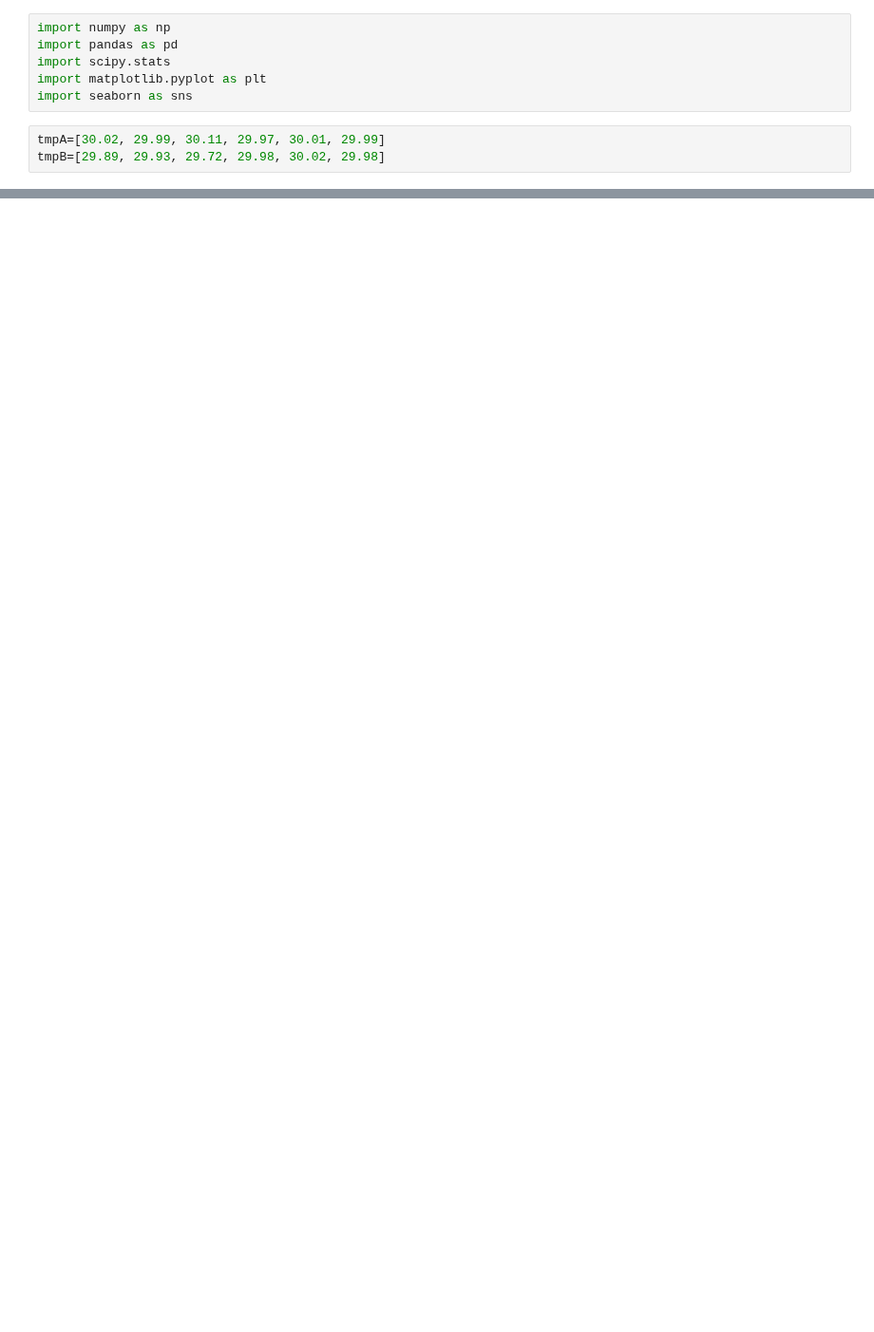
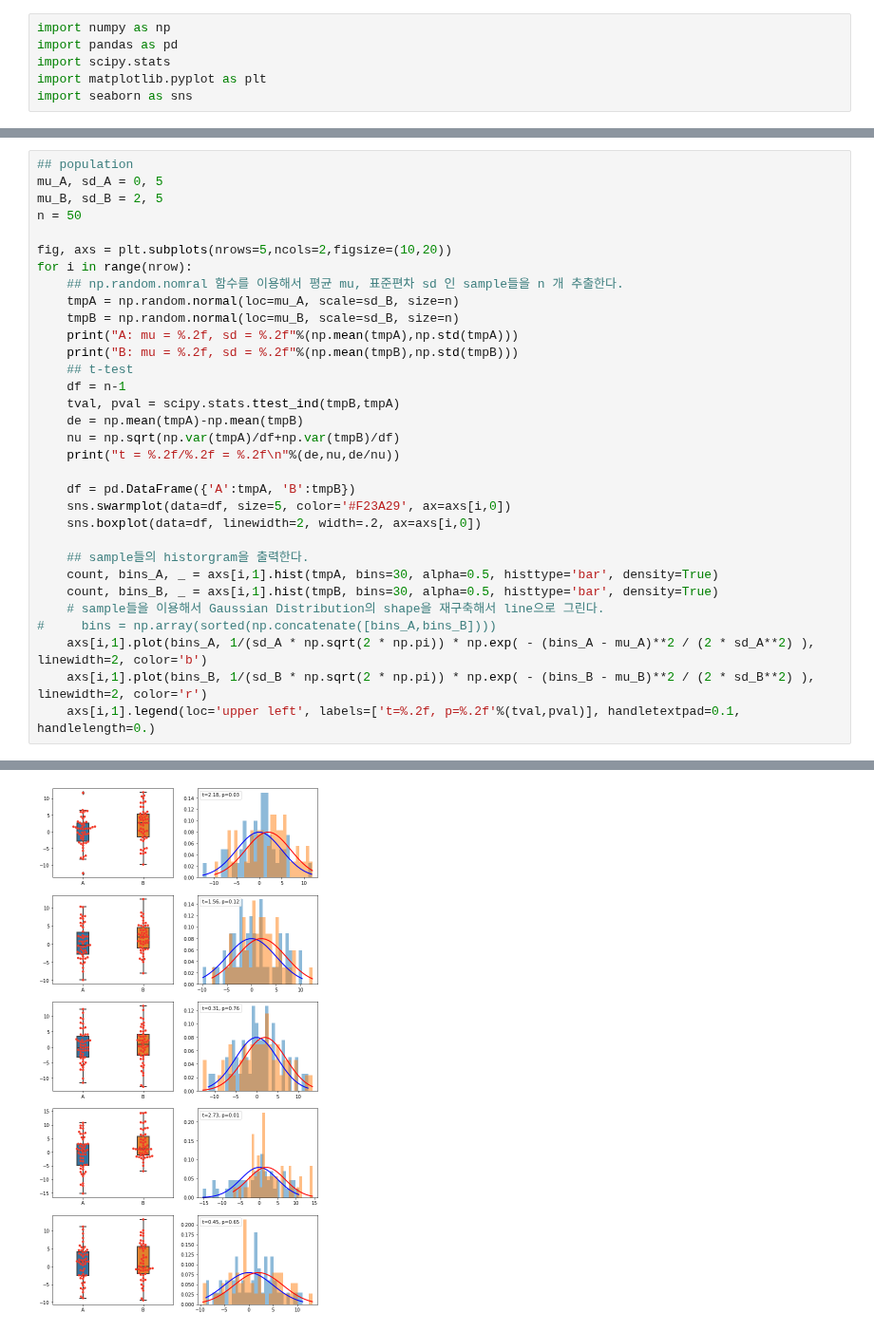
Before and after one commit to psb629/labs, a Jupyter notebook: machine_learning/t-test.ipynb, the cells around one changed output, grey strips where cells are left out. Shown at 95% size. Cells and saved outputs as stored; diff of their text form; blank space fills up the shorter version.

Commit message:
study of t-test

```diff
--- a/machine_learning/t-test.ipynb
+++ b/machine_learning/t-test.ipynb
@@ -4,6 +4,3 @@ import pandas as pd
 import scipy.stats
 import matplotlib.pyplot as plt
 import seaborn as sns
-# %%
-tmpA=[30.02, 29.99, 30.11, 29.97, 30.01, 29.99]
-tmpB=[29.89, 29.93, 29.72, 29.98, 30.02, 29.98]
@@ -50,0 +21,33 @@ Ttest_relResult(statistic=-1.5099668870541376, pvalue=0.191436884336601)
+# %%
+## population
+mu_A, sd_A = 0, 5
+mu_B, sd_B = 2, 5
+n = 50
+
+fig, axs = plt.subplots(nrows=5,ncols=2,figsize=(10,20))
+for i in range(nrow):
+    ## np.random.nomral 함수를 이용해서 평균 mu, 표준편차 sd 인 sample들을 n 개 추출한다.
+    tmpA = np.random.normal(loc=mu_A, scale=sd_B, size=n)
+    tmpB = np.random.normal(loc=mu_B, scale=sd_B, size=n)
+    print("A: mu = %.2f, sd = %.2f"%(np.mean(tmpA),np.std(tmpA)))
+    print("B: mu = %.2f, sd = %.2f"%(np.mean(tmpB),np.std(tmpB)))
+    ## t-test
+    df = n-1
+    tval, pval = scipy.stats.ttest_ind(tmpB,tmpA)
+    de = np.mean(tmpA)-np.mean(tmpB)
+    nu = np.sqrt(np.var(tmpA)/df+np.var(tmpB)/df)
+    print("t = %.2f/%.2f = %.2f\n"%(de,nu,de/nu))
+
+    df = pd.DataFrame({'A':tmpA, 'B':tmpB})
+    sns.swarmplot(data=df, size=5, color='#F23A29', ax=axs[i,0])
+    sns.boxplot(data=df, linewidth=2, width=.2, ax=axs[i,0])
+
+    ## sample들의 historgram을 출력한다.
+    count, bins_A, _ = axs[i,1].hist(tmpA, bins=30, alpha=0.5, histtype='bar', density=True)
+    count, bins_B, _ = axs[i,1].hist(tmpB, bins=30, alpha=0.5, histtype='bar', density=True)
+    # sample들을 이용해서 Gaussian Distribution의 shape을 재구축해서 line으로 그린다.
+#     bins = np.array(sorted(np.concatenate([bins_A,bins_B])))
+    axs[i,1].plot(bins_A, 1/(sd_A * np.sqrt(2 * np.pi)) * np.exp( - (bins_A - mu_A)**2 / (2 * sd_A**2) ), linewidth=2, color='b')
+    axs[i,1].plot(bins_B, 1/(sd_B * np.sqrt(2 * np.pi)) * np.exp( - (bins_B - mu_B)**2 / (2 * sd_B**2) ), linewidth=2, color='r')
+    axs[i,1].legend(loc='upper left', labels=['t=%.2f, p=%.2f'%(tval,pval)], handletextpad=0.1, handlelength=0.)
+# %% [output]
@@ -50,0 +73 @@ Ttest_relResult(statistic=-1.5099668870541376, pvalue=0.191436884336601)
+[figure, added]
```
Also changed, not shown: parts of 5 cells of this notebook.
